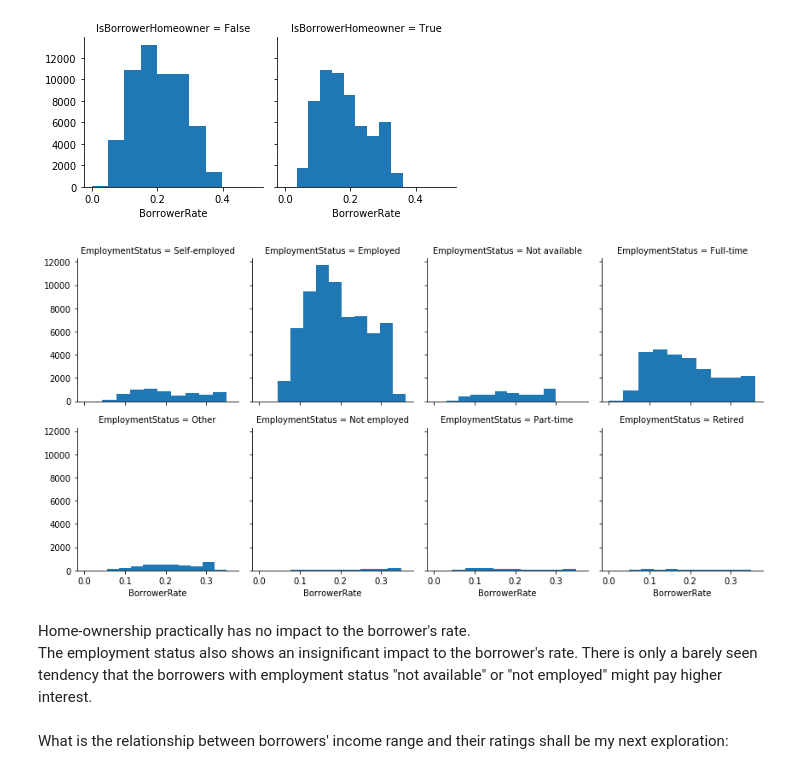
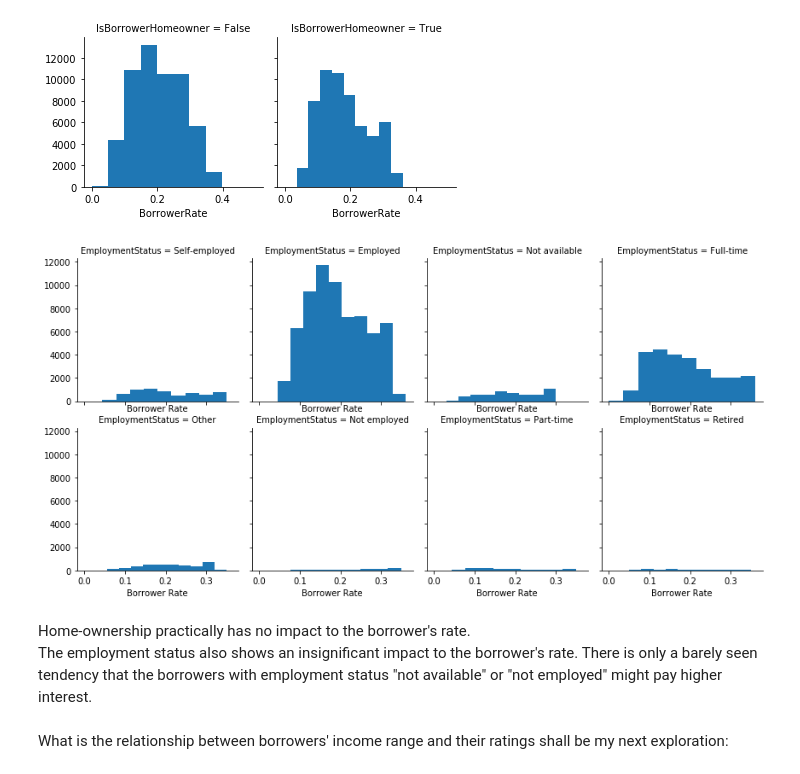
Before and after one commit to RosvitaR/Visualisation-Practice, a Jupyter notebook: exploration_template.ipynb, the cells around one changed output. Cells and saved outputs as stored; diff of their text form; code cells hidden in the pictures.

```diff
--- a/exploration_template.ipynb
+++ b/exploration_template.ipynb
@@ -384,8 +385,11 @@ g.map(plt.hist, 'BorrowerRate');
 # %%
 g = sb.FacetGrid(data = loans, col = 'EmploymentStatus', col_wrap = 4);
 g.map(plt.hist, 'BorrowerRate');
+axes = g.axes.flatten()
+for ax in axes:
+    ax.set_xlabel('Borrower Rate');
 # %% [output]
-[figure, old version]
+[figure, new version]
 # %% [markdown]
 Home-ownership practically has no impact to the borrower's rate. <br>
 The employment status also shows an insignificant impact to the borrower's rate. There is only a barely seen tendency that the borrowers with employment status "not available" or "not employed" might pay higher interest. <br>
```
Also changed, not shown: parts of 31 cells of this notebook.
